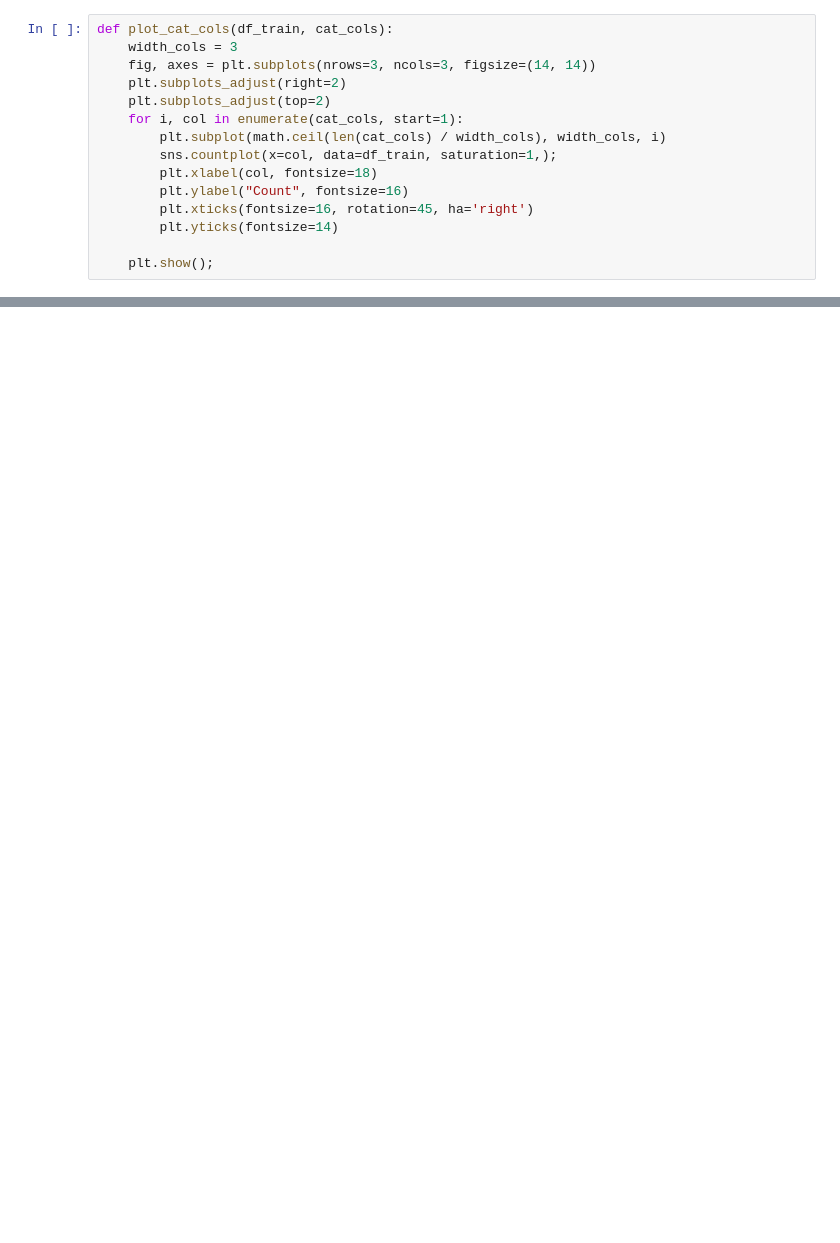
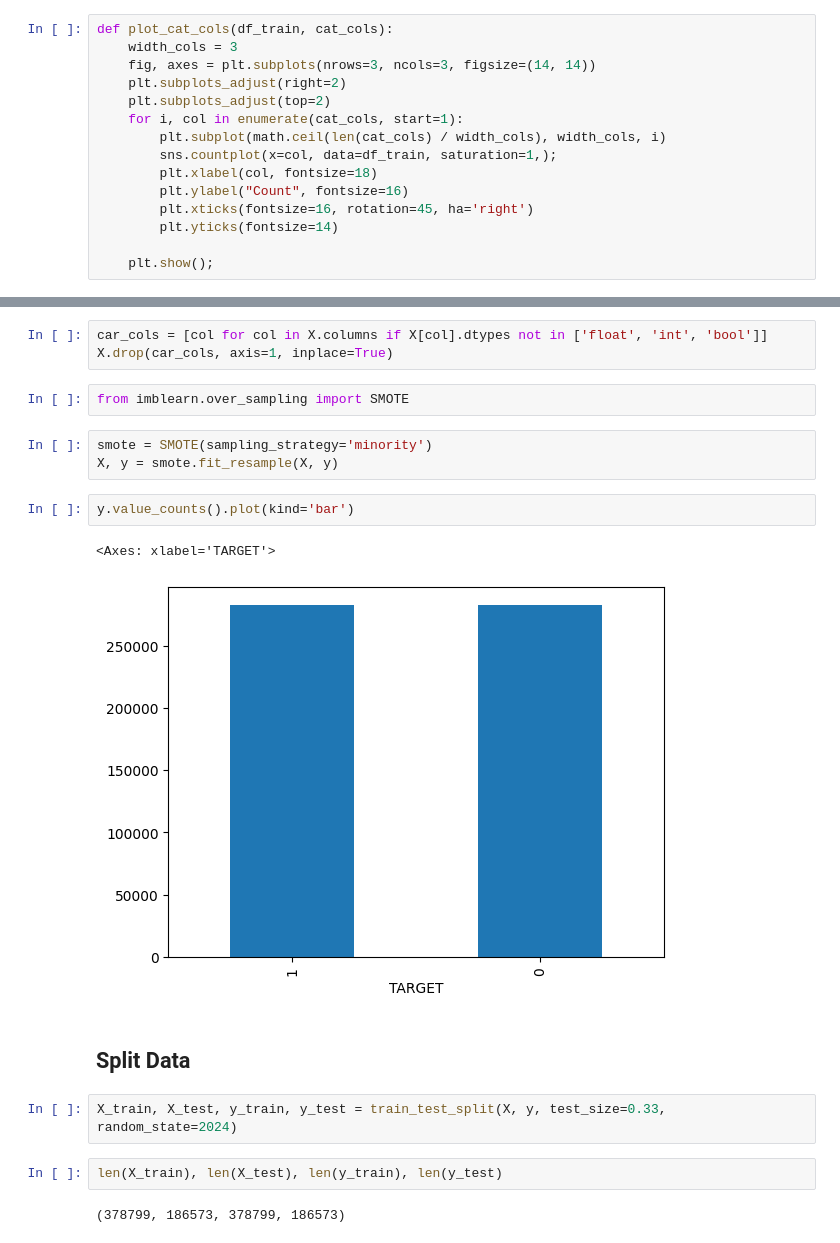
Before and after one commit to latifkara/Estimating-Customers-Capacity, a Jupyter notebook: estimating-customers-capacity.ipynb, the cells around one changed output, grey strips where cells are left out. Cells and saved outputs as stored; diff of their text form; blank space fills up the shorter version.

```diff
--- a/estimating-customers-capacity.ipynb
+++ b/estimating-customers-capacity.ipynb
@@ -538,0 +659,21 @@ plot_cat_cols(df_train, cat_cols)
+# %%
+car_cols = [col for col in X.columns if X[col].dtypes not in ['float', 'int', 'bool']]
+X.drop(car_cols, axis=1, inplace=True)
+# %%
+from imblearn.over_sampling import SMOTE
+# %%
+smote = SMOTE(sampling_strategy='minority')
+X, y = smote.fit_resample(X, y)
+# %%
+y.value_counts().plot(kind='bar')
+# %% [output]
+<Axes: xlabel='TARGET'>
+[figure, added]
+# %% [markdown]
+## Split Data
+# %%
+X_train, X_test, y_train, y_test = train_test_split(X, y, test_size=0.33, random_state=2024)
+# %%
+len(X_train), len(X_test), len(y_train), len(y_test)
+# %% [output]
+(378799, 186573, 378799, 186573)
```
Also changed, not shown: parts of 84 cells of this notebook.
